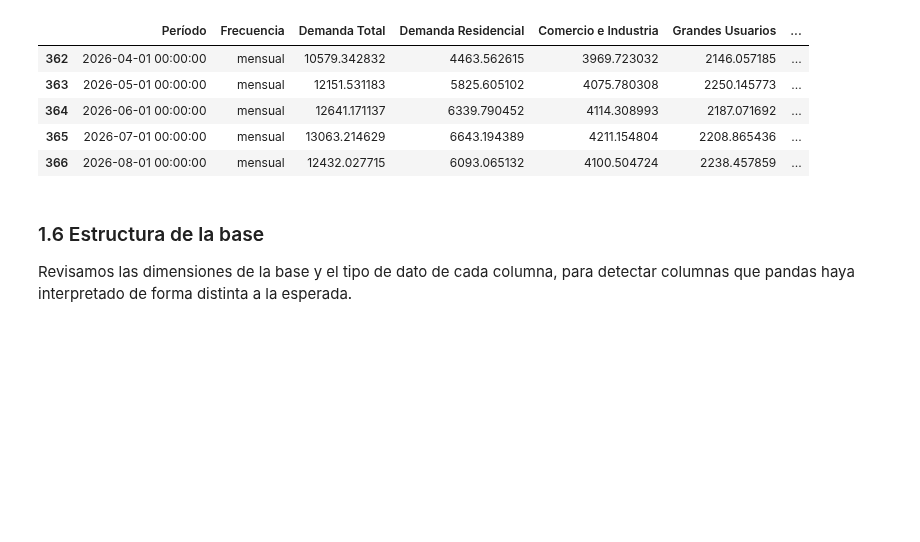
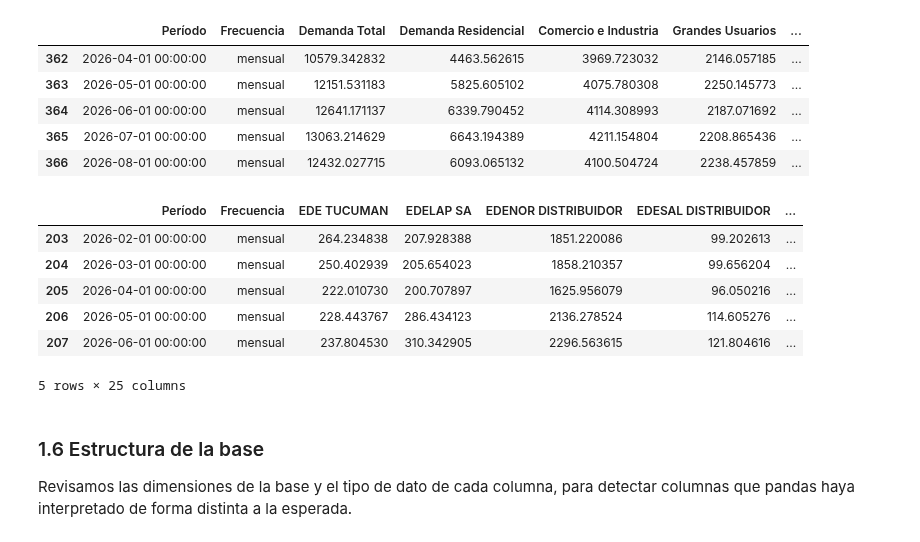
Before and after one commit to RafaelSeri/TP_LABO_MET, a Jupyter notebook: notebooks/Tp_labo.ipynb, the cells around one changed output. Cells and saved outputs as stored; diff of their text form; code cells hidden in the pictures; blank space fills up the shorter version.

```diff
--- a/notebooks/Tp_labo.ipynb
+++ b/notebooks/Tp_labo.ipynb
@@ -234,6 +209,16 @@ df_base.tail()
 | 364 | 2026-06-01 00:00:00 | mensual | 12641.171137 | 6339.790452 | 4114.308993 | 2187.071692 | ... |
 | 365 | 2026-07-01 00:00:00 | mensual | 13063.214629 | 6643.194389 | 4211.154804 | 2208.865436 | ... |
 | 366 | 2026-08-01 00:00:00 | mensual | 12432.027715 | 6093.065132 | 4100.504724 | 2238.457859 | ... |
+# %%
+df_empresas.tail()
+# %% [output]
+|  | Período | Frecuencia | EDE TUCUMAN | EDELAP SA | EDENOR DISTRIBUIDOR | EDESAL DISTRIBUIDOR | ... |
+| 203 | 2026-02-01 00:00:00 | mensual | 264.234838 | 207.928388 | 1851.220086 | 99.202613 | ... |
+| 204 | 2026-03-01 00:00:00 | mensual | 250.402939 | 205.654023 | 1858.210357 | 99.656204 | ... |
+| 205 | 2026-04-01 00:00:00 | mensual | 222.010730 | 200.707897 | 1625.956079 | 96.050216 | ... |
+| 206 | 2026-05-01 00:00:00 | mensual | 228.443767 | 286.434123 | 2136.278524 | 114.605276 | ... |
+| 207 | 2026-06-01 00:00:00 | mensual | 237.804530 | 310.342905 | 2296.563615 | 121.804616 | ... |
+5 rows × 25 columns
 # %% [markdown]
 ### 1.6 Estructura de la base
 
```
Also changed, not shown: parts of 10 cells of this notebook.
